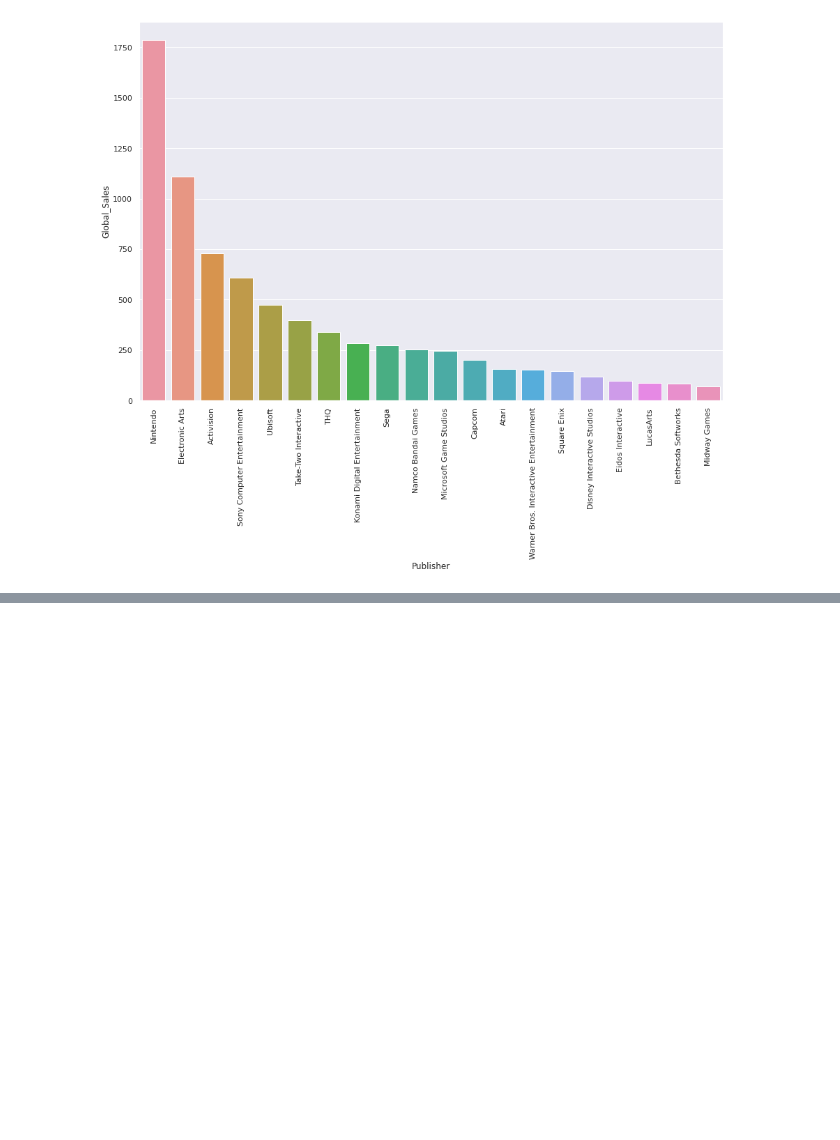
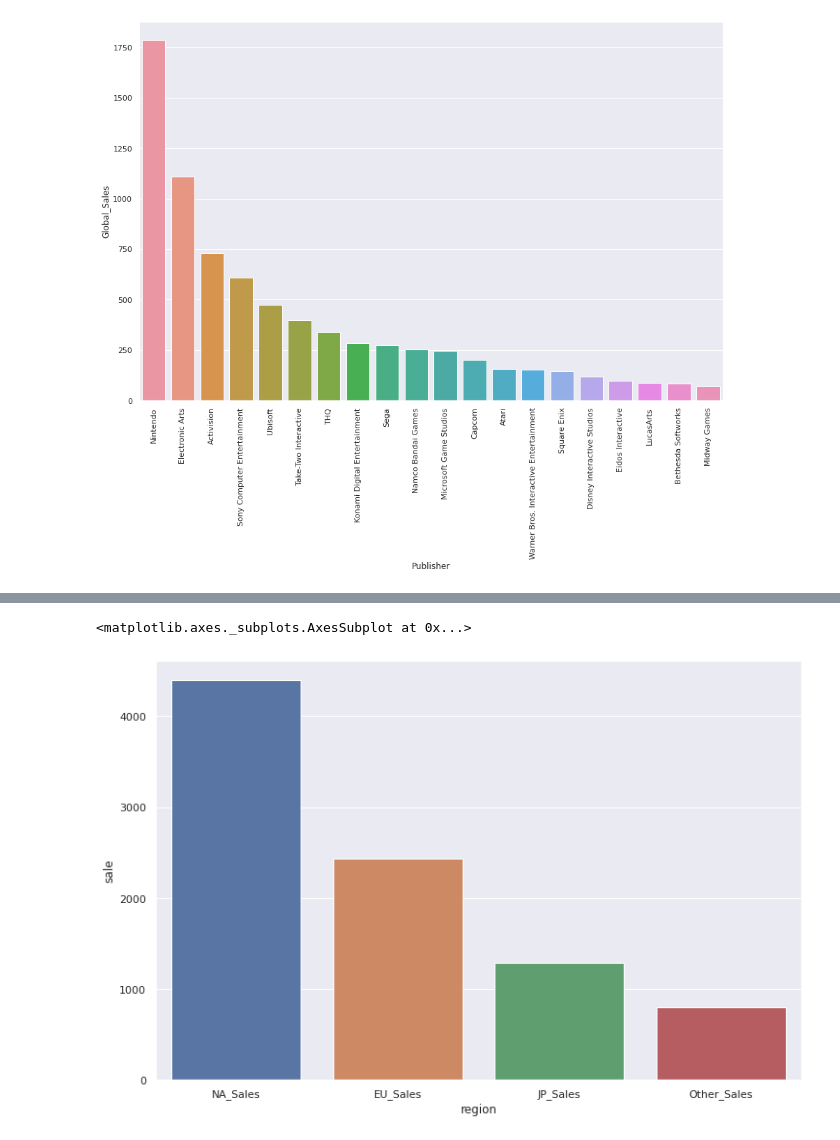
Before and after one commit to edineim/data_analysis_video_games_sales, a Jupyter notebook: Video_Game_Sales_Exploratory_Data_Analysis.ipynb, the cells around one changed output, grey strips where cells are left out. Saved outputs shown, nothing was run; the diff lists cells and outputs as text; code cells hidden in the pictures; blank space fills up the shorter version.

```diff
--- a/Video_Game_Sales_Exploratory_Data_Analysis.ipynb
+++ b/Video_Game_Sales_Exploratory_Data_Analysis.ipynb
@@ -371,0 +401,6 @@ plt.xticks(rotation=90);
+# %%
+top_sale_reg = df[['NA_Sales', 'EU_Sales', 'JP_Sales', 'Other_Sales']]
+# pd.DataFrame(top_sale_reg.sum(), columns=['a', 'b'])
+top_sale_reg = top_sale_reg.sum().reset_index()
+top_sale_reg = top_sale_reg.rename(columns={"index": "region", 0: "sale"})
+top_sale_reg
@@ -371,0 +413,6 @@ plt.xticks(rotation=90);
+# %%
+plt.figure(figsize=(12, 8))
+sns.barplot(x='region', y='sale', data = top_sale_reg)
+# %% [output]
+<matplotlib.axes._subplots.AxesSubplot at 0x...>
+[figure, added]
```
Also changed, not shown: parts of 24 cells of this notebook.
